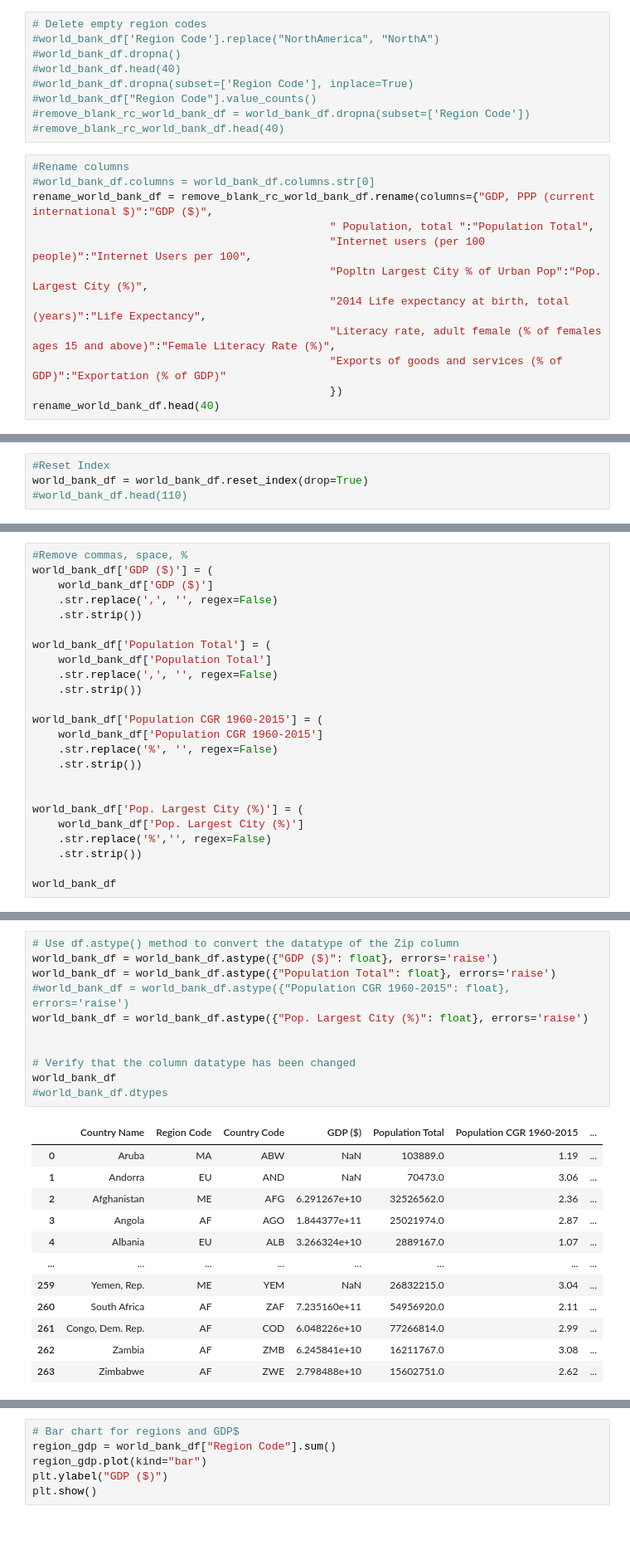
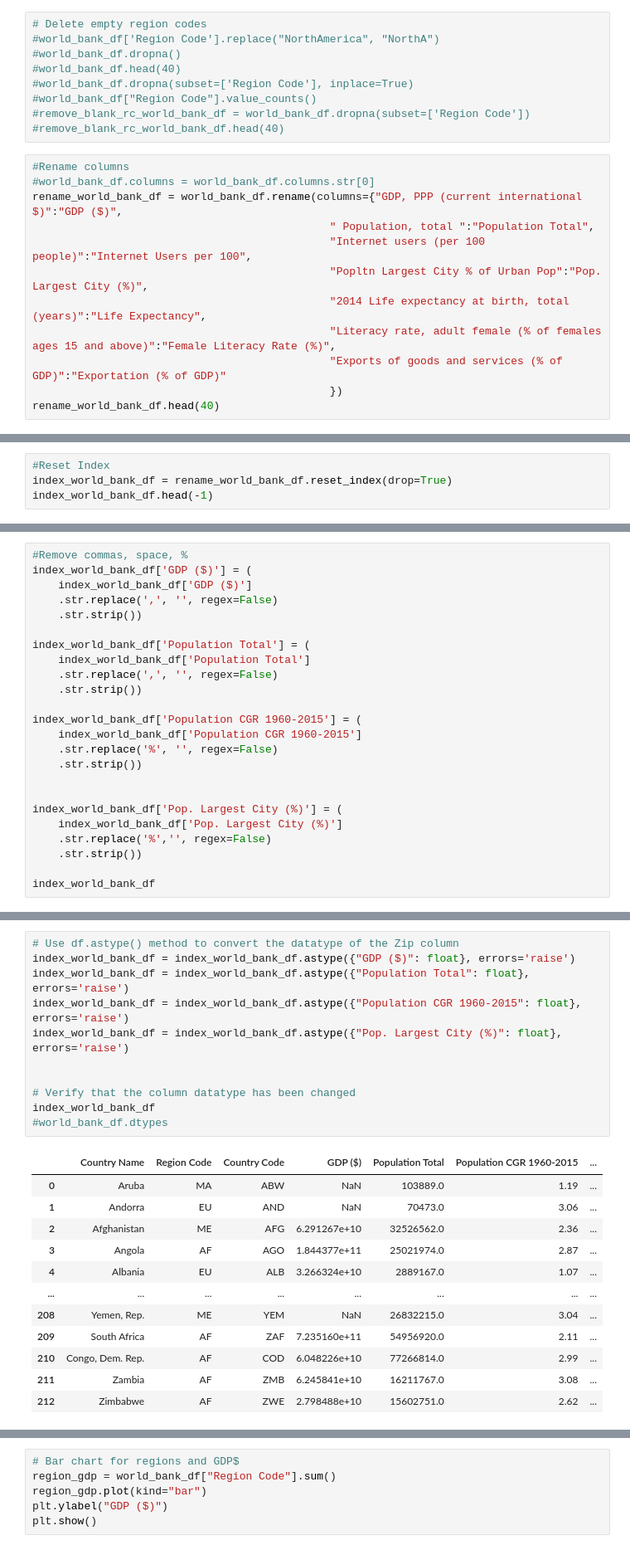
Before and after one commit to ilknurtoptas/Project_1, a Jupyter notebook: Project_1/World GDP Analysis.ipynb, the cells around one changed output, grey strips where cells are left out. Shown at 83% size. Saved outputs shown, nothing was run; the diff lists cells and outputs as text.

```diff
--- a/Project_1/World GDP Analysis.ipynb
+++ b/Project_1/World GDP Analysis.ipynb
@@ -101,7 +101,7 @@ Index(['Country Name', 'Region Code', 'Country Code',
 # %%
 #Rename columns
 #world_bank_df.columns = world_bank_df.columns.str[0]
-rename_world_bank_df = remove_blank_rc_world_bank_df.rename(columns={"GDP, PPP (current international $)":"GDP ($)",
+rename_world_bank_df = world_bank_df.rename(columns={"GDP, PPP (current international $)":"GDP ($)",
                                               " Population, total ":"Population Total",
                                               "Internet users (per 100 people)":"Internet Users per 100",
                                               "Popltn Largest City % of Urban Pop":"Pop. Largest City (%)",
@@ -146,5 +146,5 @@ Exportation (% of GDP)      object
 dtype: object
 # %%
 #Reset Index
-world_bank_df = world_bank_df.reset_index(drop=True)
-#world_bank_df.head(110)
+index_world_bank_df = rename_world_bank_df.reset_index(drop=True)
+index_world_bank_df.head(-1)
@@ -168,26 +182,26 @@ AU               2
 Name: count, dtype: int64
 # %%
 #Remove commas, space, %
-world_bank_df['GDP ($)'] = (
-    world_bank_df['GDP ($)']
+index_world_bank_df['GDP ($)'] = (
+    index_world_bank_df['GDP ($)']
     .str.replace(',', '', regex=False)
     .str.strip())
 
-world_bank_df['Population Total'] = (
-    world_bank_df['Population Total']
+index_world_bank_df['Population Total'] = (
+    index_world_bank_df['Population Total']
     .str.replace(',', '', regex=False)
     .str.strip())
 
-world_bank_df['Population CGR 1960-2015'] = (
-    world_bank_df['Population CGR 1960-2015']
+index_world_bank_df['Population CGR 1960-2015'] = (
+    index_world_bank_df['Population CGR 1960-2015']
     .str.replace('%', '', regex=False)
     .str.strip())
 
 
-world_bank_df['Pop. Largest City (%)'] = (
-    world_bank_df['Pop. Largest City (%)']
+index_world_bank_df['Pop. Largest City (%)'] = (
+    index_world_bank_df['Pop. Largest City (%)']
     .str.replace('%','', regex=False)
     .str.strip())
 
-world_bank_df
+index_world_bank_df
 # %% [output]
@@ -200,24 +239,24 @@ Error:
 # %%
 # Use df.astype() method to convert the datatype of the Zip column
-world_bank_df = world_bank_df.astype({"GDP ($)": float}, errors='raise')
-world_bank_df = world_bank_df.astype({"Population Total": float}, errors='raise')
-#world_bank_df = world_bank_df.astype({"Population CGR 1960-2015": float}, errors='raise')
-world_bank_df = world_bank_df.astype({"Pop. Largest City (%)": float}, errors='raise')
+index_world_bank_df = index_world_bank_df.astype({"GDP ($)": float}, errors='raise')
+index_world_bank_df = index_world_bank_df.astype({"Population Total": float}, errors='raise')
+index_world_bank_df = index_world_bank_df.astype({"Population CGR 1960-2015": float}, errors='raise')
+index_world_bank_df = index_world_bank_df.astype({"Pop. Largest City (%)": float}, errors='raise')
 
 
 # Verify that the column datatype has been changed
-world_bank_df
+index_world_bank_df
 #world_bank_df.dtypes
 # %% [output]
 |  | Country Name | Region Code | Country Code | GDP ($) | Population Total | Population CGR 1960-2015 | ... |
 | 0 | Aruba | MA | ABW | NaN | 103889.0 | 1.19 | ... |
 | 1 | Andorra | EU | AND | NaN | 70473.0 | 3.06 | ... |
 | 2 | Afghanistan | ME | AFG | 6.291267e+10 | 32526562.0 | 2.36 | ... |
 | 3 | Angola | AF | AGO | 1.844377e+11 | 25021974.0 | 2.87 | ... |
 | 4 | Albania | EU | ALB | 3.266324e+10 | 2889167.0 | 1.07 | ... |
 | ... | ... | ... | ... | ... | ... | ... | ... |
-| 259 | Yemen, Rep. | ME | YEM | NaN | 26832215.0 | 3.04 | ... |
-| 260 | South Africa | AF | ZAF | 7.235160e+11 | 54956920.0 | 2.11 | ... |
-| 261 | Congo, Dem. Rep. | AF | COD | 6.048226e+10 | 77266814.0 | 2.99 | ... |
-| 262 | Zambia | AF | ZMB | 6.245841e+10 | 16211767.0 | 3.08 | ... |
-| 263 | Zimbabwe | AF | ZWE | 2.798488e+10 | 15602751.0 | 2.62 | ... |
+| 208 | Yemen, Rep. | ME | YEM | NaN | 26832215.0 | 3.04 | ... |
+| 209 | South Africa | AF | ZAF | 7.235160e+11 | 54956920.0 | 2.11 | ... |
+| 210 | Congo, Dem. Rep. | AF | COD | 6.048226e+10 | 77266814.0 | 2.99 | ... |
+| 211 | Zambia | AF | ZMB | 6.245841e+10 | 16211767.0 | 3.08 | ... |
+| 212 | Zimbabwe | AF | ZWE | 2.798488e+10 | 15602751.0 | 2.62 | ... |
```
Also changed, not shown: parts of 20 cells of this notebook.
